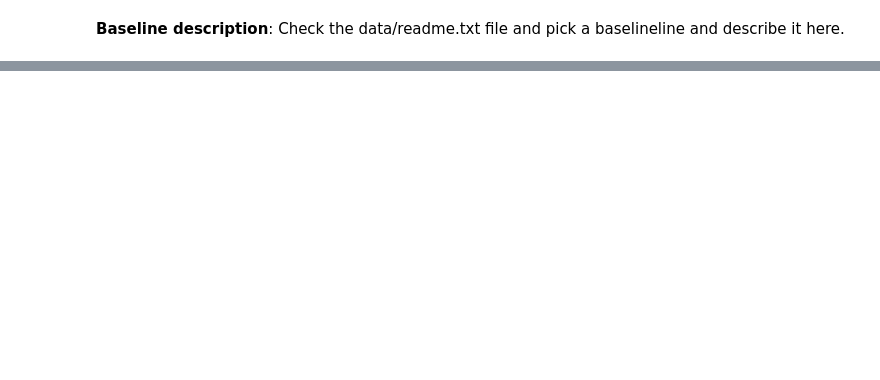
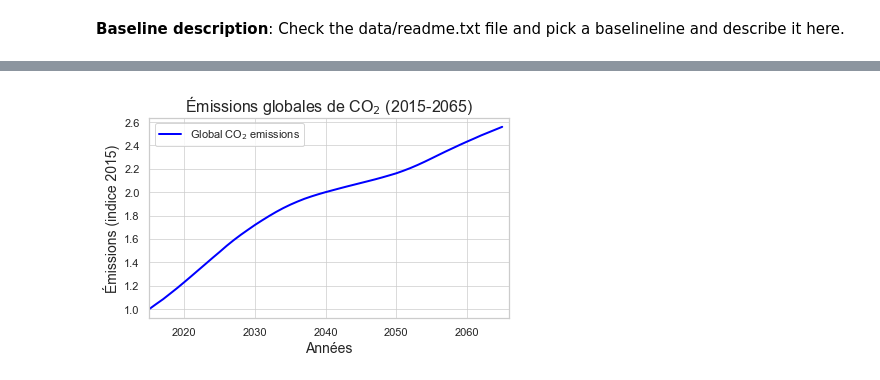
Before and after one commit to t-da-costa/TP_IMACLIM-R, a Jupyter notebook: TP_8_scenarios_2024.ipynb, the cells around one changed output, grey strips where cells are left out. Cells and saved outputs as stored; diff of their text form; code cells hidden in the pictures; blank space fills up the shorter version.

```diff
--- a/TP_8_scenarios_2024.ipynb
+++ b/TP_8_scenarios_2024.ipynb
@@ -419,0 +109,21 @@ Hints:
+# %%
+### Fig. 1 ###
+import seaborn as sns
+
+# Appliquer un style de graphique avec seaborn
+sns.set_theme(style="whitegrid")
+
+plt.figure()
+# Utilisation de LaTeX pour écrire CO₂ avec le 2 indicé en bas
+plt.plot(years,np.transpose(eco2[ind_base,:]),color="blue", linewidth=2, label="Global CO$_2$ emissions")
+# Ajout de titres et labels
+plt.ylabel('Émissions (indice 2015)', fontsize=14)
+plt.title('Émissions globales de CO$_2$ (2015-2065)', fontsize=16)
+plt.xlabel('Années', fontsize=14)
+plt.xlim(2015, 2066)
+plt.grid(True, linestyle='-', alpha=0.7)  # Ajout d'une grille
+plt.legend()  # Légende
+plt.tight_layout()  # Ajustement automatique des marges
+plt.show()
+# %% [output]
+[figure, added]
```
Also changed, not shown: parts of 62 cells of this notebook, 15 other files.
